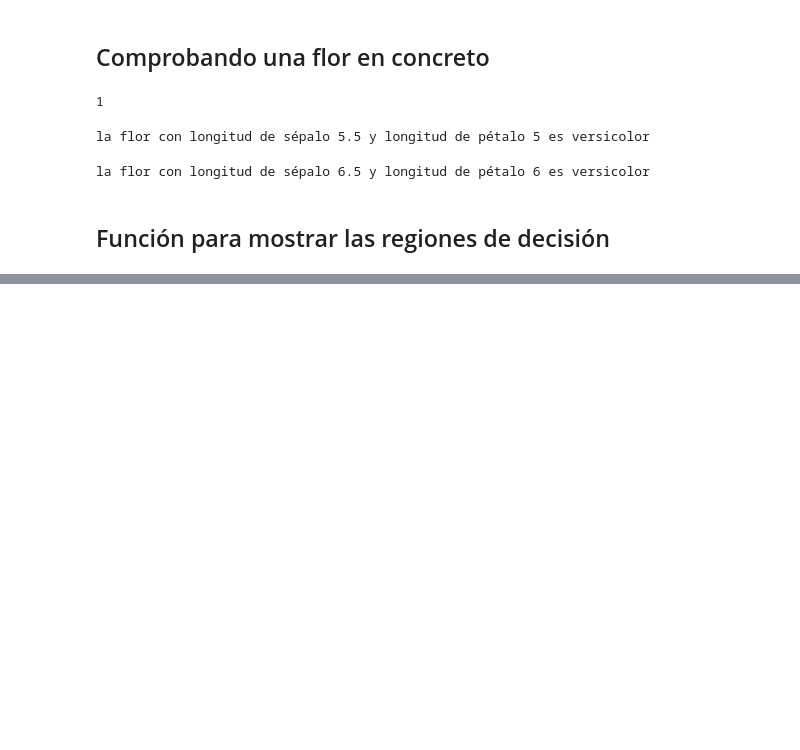
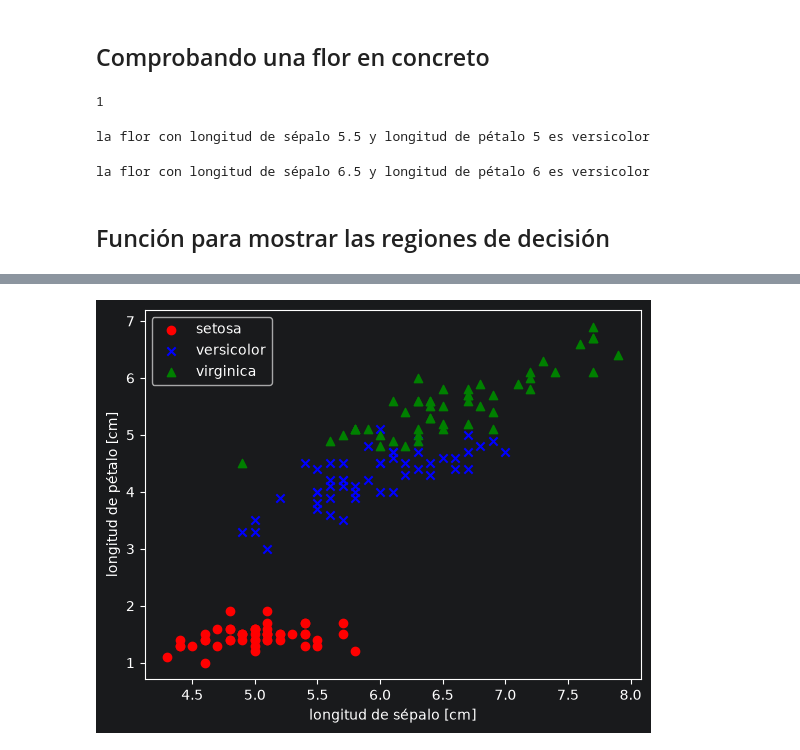
Before and after one commit to Pablosede/PIA, a Jupyter notebook: RNA (UT4-UT5)/practica4.1_perceptron.ipynb, the cells around one changed output, grey strips where cells are left out. Cells and saved outputs as stored; diff of their text form; code cells hidden in the pictures; blank space fills up the shorter version.

```diff
--- a/RNA (UT4-UT5)/practica4.1_perceptron.ipynb
+++ b/RNA (UT4-UT5)/practica4.1_perceptron.ipynb
@@ -265,0 +312,12 @@ p.w_
+# %%
+X_todas = df.iloc[0:150, [0, 2]].values
+
+plt.scatter(X_todas[:50, 0], X_todas[:50, 1], color='red', marker='o', label='setosa')
+plt.scatter(X_todas[50:100, 0], X_todas[50:100, 1], color='blue', marker='x', label='versicolor')
+plt.scatter(X_todas[100:150, 0], X_todas[100:150, 1], color='green', marker='^', label='virginica')
+plt.xlabel('longitud de sépalo [cm]')
+plt.ylabel('longitud de pétalo [cm]')
+plt.legend(loc='upper left')
+plt.show()
+# %% [output]
+[figure, added]
```
Also changed, not shown: parts of 11 cells of this notebook.
